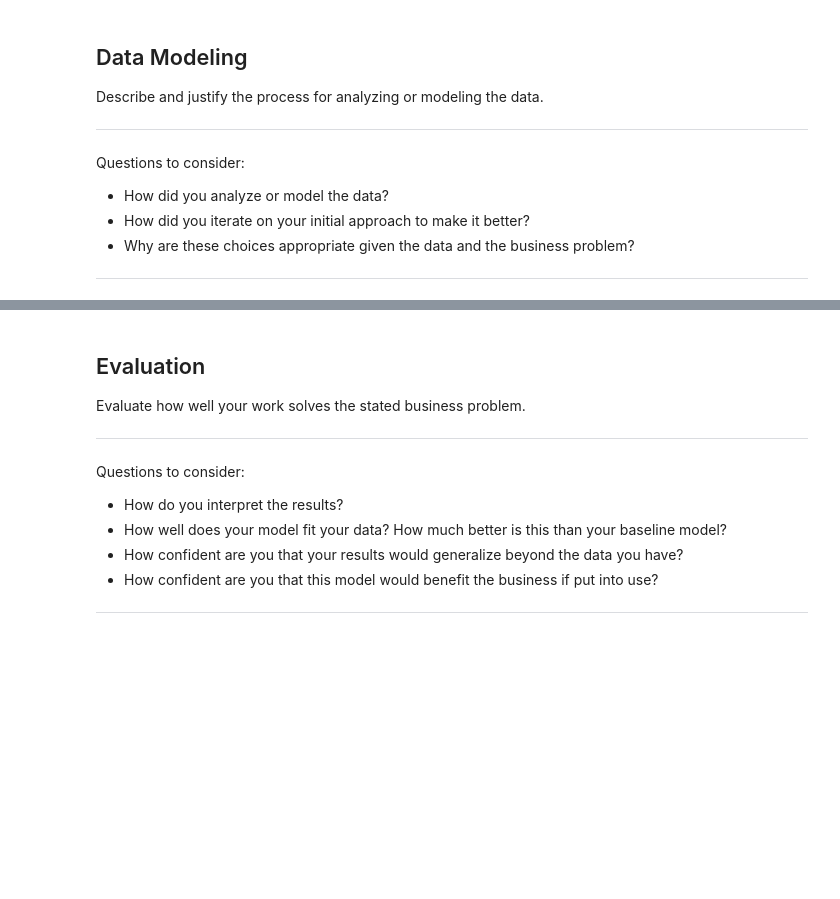
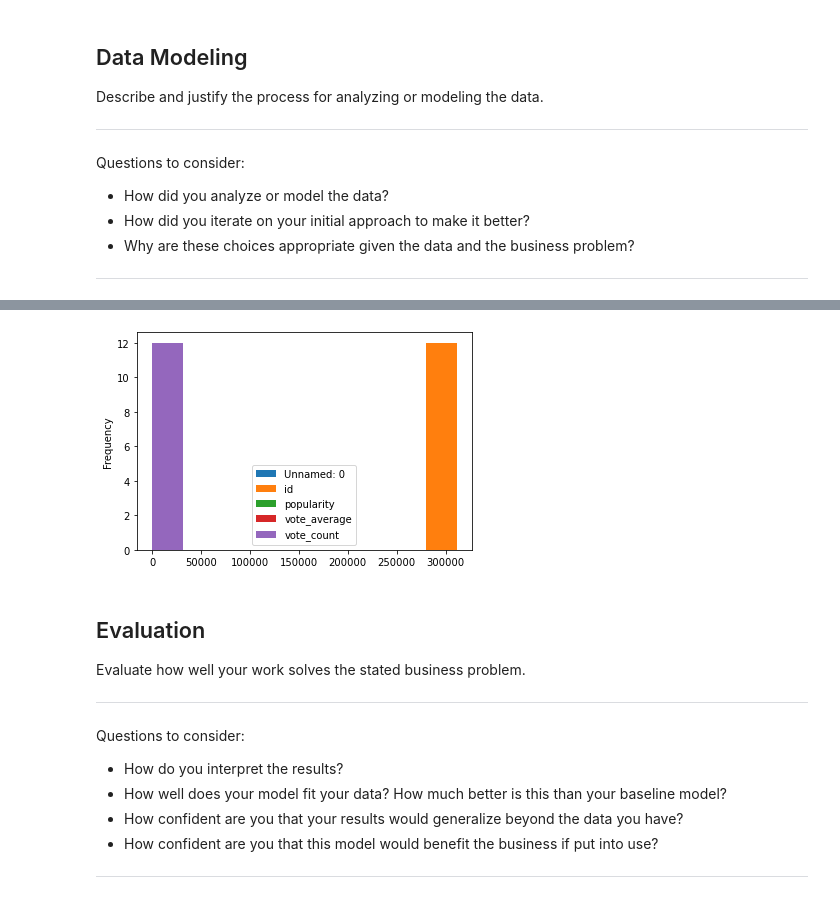
Before and after one commit to morty802/Microsoft-Recommendations, a Jupyter notebook: Microsoft-Movie-Recommendations.ipynb, the cells around one changed output, grey strips where cells are left out. Drawn from its saved outputs; the diff is of its cells as text; code cells hidden in the pictures; blank space fills up the shorter version.

```diff
--- a/Microsoft-Movie-Recommendations.ipynb
+++ b/Microsoft-Movie-Recommendations.ipynb
@@ -258,0 +280,2 @@ Name: release_date, dtype: object
+# %%
+mo['monthof']=pd.to_datetime(mo['release_date']).dt.month
@@ -353,0 +587,4 @@ Questions to consider:
+# %%
+np.random.seed(400)
+data = mo.groupby(['monthof']).mean()
+data.head()
@@ -354,3 +599,7 @@ Questions to consider:
+# %%
+data.plot.hist(alpha = 1);
+# %% [output]
+[figure, added]
 # %% [markdown]
 ## Evaluation
 Evaluate how well your work solves the stated business problem.
```
Also changed, not shown: parts of 31 cells of this notebook.
